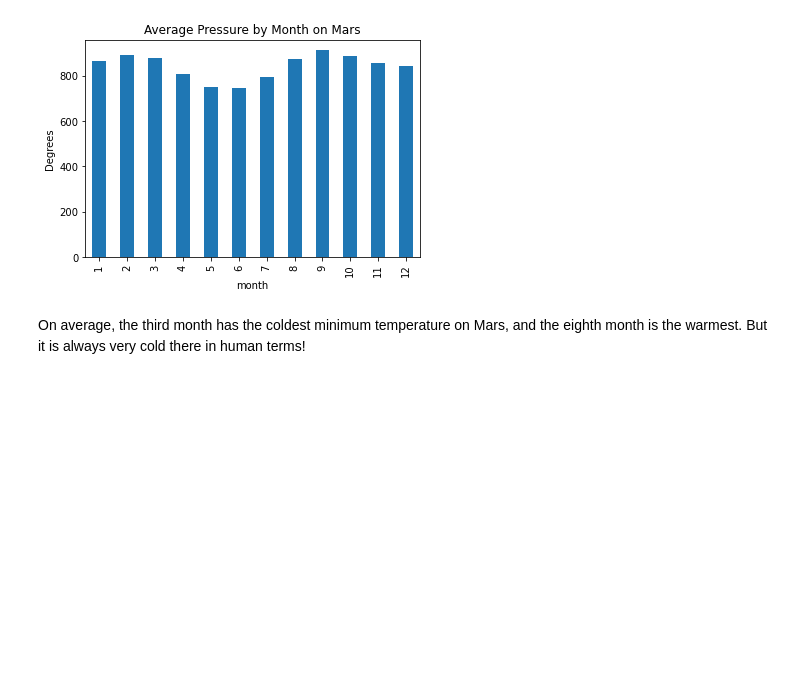
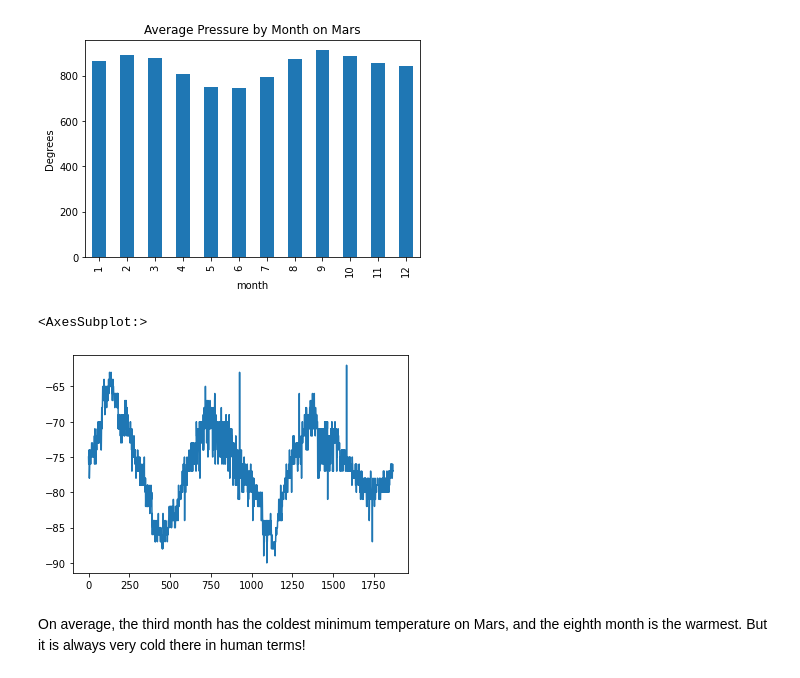
Before and after one commit to AngelToscano/Challenge-11, a Jupyter notebook: Starter_Code/part_2_mars_weather.ipynb, the cells around one changed output. Saved outputs shown, nothing was run; the diff lists cells and outputs as text; code cells hidden in the pictures; blank space fills up the shorter version.

```diff
--- a/Starter_Code/part_2_mars_weather.ipynb
+++ b/Starter_Code/part_2_mars_weather.ipynb
@@ -247,6 +265,10 @@ avg_pressure_by_month.plot(kind= 'bar', ylabel= "Degrees", title = 'Average Pres
 [figure]
 # %%
 # 5. How many terrestrial (earth) days are there in a Martian year?
+df['min_temp'].plot()
+# %% [output]
+<AxesSubplot:>
+[figure, added]
 # %% [markdown]
 On average, the third month has the coldest minimum temperature on Mars, and the eighth month is the warmest. But it is always very cold there in human terms!
 # %% [markdown]
```
Also changed, not shown: parts of 3 cells of this notebook.
